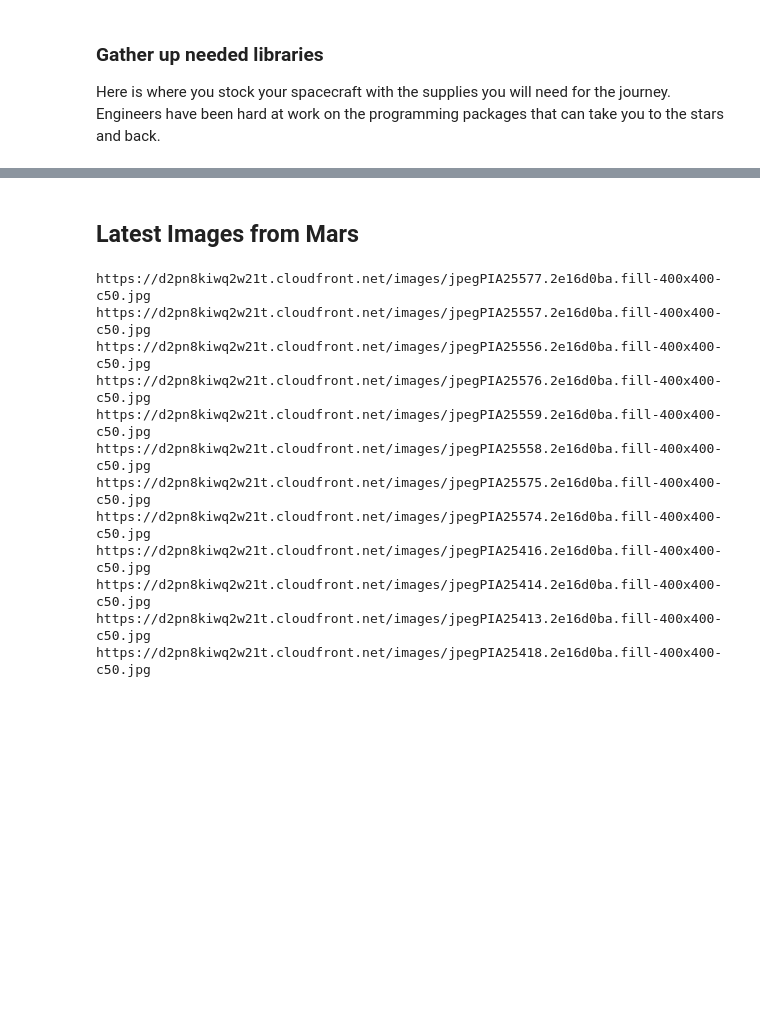
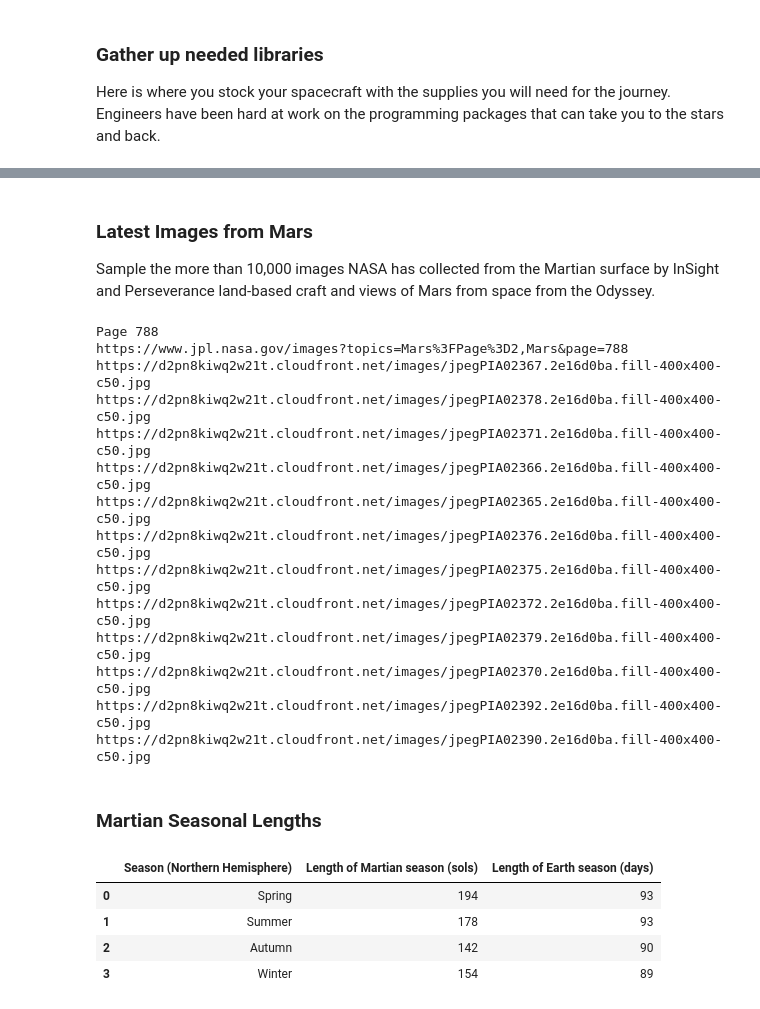
Before and after one commit to joecerniglia/fun, a Jupyter notebook: asteroid.ipynb, the cells around one changed output, grey strips where cells are left out. Cells and saved outputs as stored; diff of their text form; code cells hidden in the pictures; blank space fills up the shorter version.

```diff
--- a/asteroid.ipynb
+++ b/asteroid.ipynb
@@ -71,10 +73,14 @@ https://mars.nasa.gov/news/9191/nasas-insight-still-hunting-marsquakes-as-power-
-# %% [markdown]
-## Latest Images from Mars
+# %% [markdown]
+### Latest Images from Mars
+Sample the more than 10,000 images NASA has collected from the Martian surface by InSight and Perseverance land-based craft and views of Mars from space from the Odyssey.
 # %%
 # scrape featured_image_url
-
+# Random 1 to 834
+pn=str(random.randint(0, 835))
+print('Page '+pn)
 # store full and base urls
-image_url = 'https://www.jpl.nasa.gov/images?topics=Mars'
+image_url = 'https://www.jpl.nasa.gov/images?topics=Mars%3FPage%3D2,Mars&page=' + pn
+print(image_url)
 image_base_url = 'https://www.jpl.nasa.gov'
 
 # visit site
@@ -88,8 +94,7 @@ partial_image_url = image_soup.find_all(class_='BaseImage object-contain')
 paragraphs = []
 for x in partial_image_url:
     paragraphs.append(str(x))
-#print(paragraphs)
-#print(type(paragraphs))
+
 newlist=[]
 for listitem in paragraphs:
     startpos = listitem.index('data-src=')+9
@@ -103,15 +108,37 @@ for elem in newlist:
     # Open the URL using open() function of module
     #webbrowser.open_new_tab(url)
 # %% [output]
-https://d2pn8kiwq2w21t.cloudfront.net/images/jpegPIA25577.2e16d0ba.fill-400x400-c50.jpg
-https://d2pn8kiwq2w21t.cloudfront.net/images/jpegPIA25557.2e16d0ba.fill-400x400-c50.jpg
-https://d2pn8kiwq2w21t.cloudfront.net/images/jpegPIA25556.2e16d0ba.fill-400x400-c50.jpg
-https://d2pn8kiwq2w21t.cloudfront.net/images/jpegPIA25576.2e16d0ba.fill-400x400-c50.jpg
-https://d2pn8kiwq2w21t.cloudfront.net/images/jpegPIA25559.2e16d0ba.fill-400x400-c50.jpg
-https://d2pn8kiwq2w21t.cloudfront.net/images/jpegPIA25558.2e16d0ba.fill-400x400-c50.jpg
-https://d2pn8kiwq2w21t.cloudfront.net/images/jpegPIA25575.2e16d0ba.fill-400x400-c50.jpg
-https://d2pn8kiwq2w21t.cloudfront.net/images/jpegPIA25574.2e16d0ba.fill-400x400-c50.jpg
-https://d2pn8kiwq2w21t.cloudfront.net/images/jpegPIA25416.2e16d0ba.fill-400x400-c50.jpg
-https://d2pn8kiwq2w21t.cloudfront.net/images/jpegPIA25414.2e16d0ba.fill-400x400-c50.jpg
-https://d2pn8kiwq2w21t.cloudfront.net/images/jpegPIA25413.2e16d0ba.fill-400x400-c50.jpg
-https://d2pn8kiwq2w21t.cloudfront.net/images/jpegPIA25418.2e16d0ba.fill-400x400-c50.jpg
+Page 788
+https://www.jpl.nasa.gov/images?topics=Mars%3FPage%3D2,Mars&page=788
+https://d2pn8kiwq2w21t.cloudfront.net/images/jpegPIA02367.2e16d0ba.fill-400x400-c50.jpg
+https://d2pn8kiwq2w21t.cloudfront.net/images/jpegPIA02378.2e16d0ba.fill-400x400-c50.jpg
+https://d2pn8kiwq2w21t.cloudfront.net/images/jpegPIA02371.2e16d0ba.fill-400x400-c50.jpg
+https://d2pn8kiwq2w21t.cloudfront.net/images/jpegPIA02366.2e16d0ba.fill-400x400-c50.jpg
+https://d2pn8kiwq2w21t.cloudfront.net/images/jpegPIA02365.2e16d0ba.fill-400x400-c50.jpg
+https://d2pn8kiwq2w21t.cloudfront.net/images/jpegPIA02376.2e16d0ba.fill-400x400-c50.jpg
+https://d2pn8kiwq2w21t.cloudfront.net/images/jpegPIA02375.2e16d0ba.fill-400x400-c50.jpg
+https://d2pn8kiwq2w21t.cloudfront.net/images/jpegPIA02372.2e16d0ba.fill-400x400-c50.jpg
+https://d2pn8kiwq2w21t.cloudfront.net/images/jpegPIA02379.2e16d0ba.fill-400x400-c50.jpg
+https://d2pn8kiwq2w21t.cloudfront.net/images/jpegPIA02370.2e16d0ba.fill-400x400-c50.jpg
+https://d2pn8kiwq2w21t.cloudfront.net/images/jpegPIA02392.2e16d0ba.fill-400x400-c50.jpg
+https://d2pn8kiwq2w21t.cloudfront.net/images/jpegPIA02390.2e16d0ba.fill-400x400-c50.jpg
+# %% [markdown]
+### Martian Seasonal Lengths
+# %%
+import html5lib
+# scrape table with facts about mars
+
+seasons_url = 'https://www.space.com/16903-mars-atmosphere-climate-weather.html'
+seasons_table = pd.read_html(seasons_url)[0]
+
+# renaming columns
+facts_mapping = {1:'Season', 1:'Length in Martian Sols', 2:'Length of Earth days'}
+seasons_table = seasons_table.rename(columns=facts_mapping)
+
+seasons_table
+# %% [output]
+|  | Season (Northern Hemisphere) | Length of Martian season (sols) | Length of Earth season (days) |
+| 0 | Spring | 194 | 93 |
+| 1 | Summer | 178 | 93 |
+| 2 | Autumn | 142 | 90 |
+| 3 | Winter | 154 | 89 |
```
Also changed, not shown: parts of 11 cells of this notebook.
